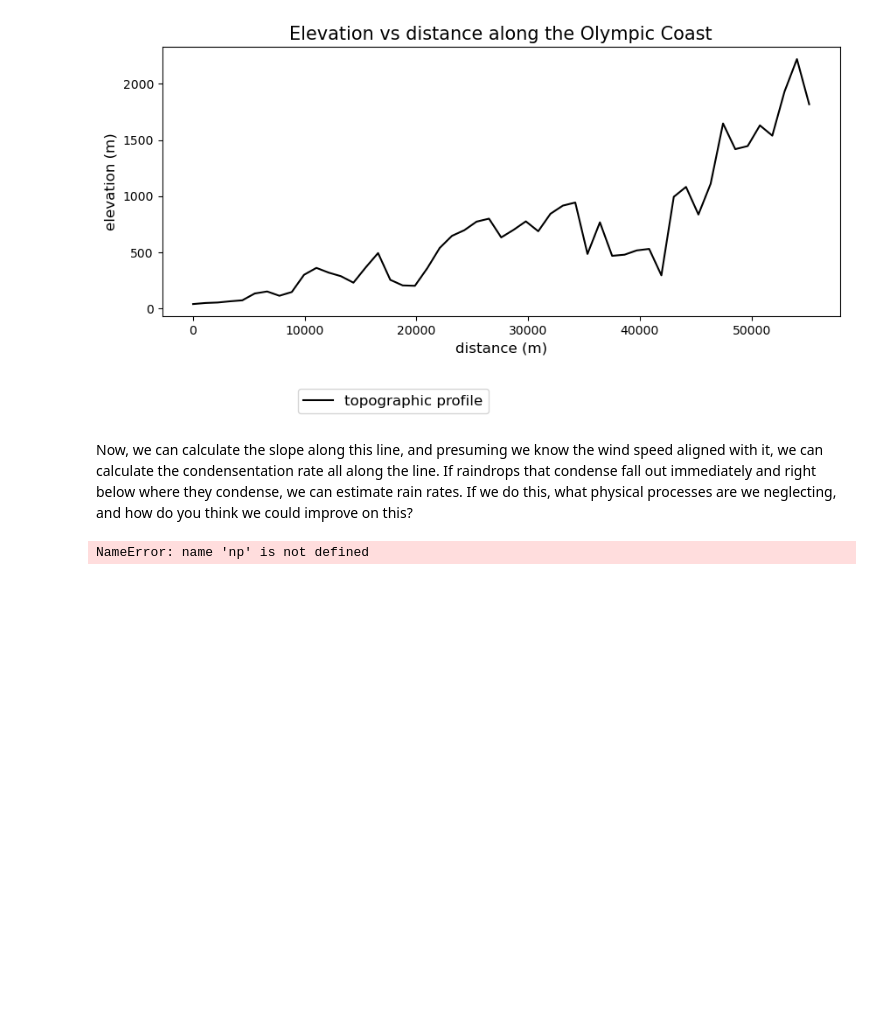
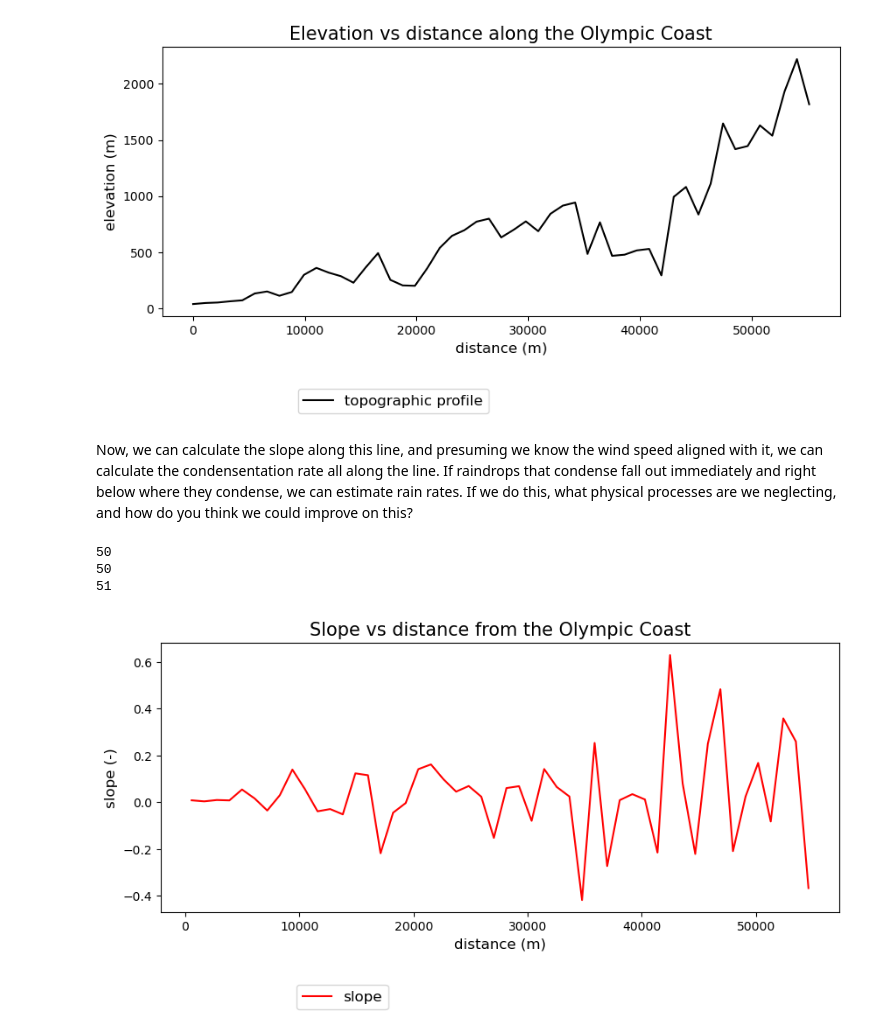
Before and after one commit to Mountain-Hydrology-Research-Group/Fluid_Flows, a Jupyter notebook: modules/lab5/lab5-3.ipynb, the cells around one changed output. Cells and saved outputs as stored; diff of their text form; code cells hidden in the pictures; blank space fills up the shorter version.

```diff
--- a/modules/lab5/lab5-3.ipynb
+++ b/modules/lab5/lab5-3.ipynb
@@ -147,6 +147,21 @@ Now, we can calculate the slope along this line, and presuming we know the wind
 dx = np.diff(distance_m)
 dz = np.diff(elev_m)
 dzdx = dz / dx
+
+# Note that this only gives us one value between every pair of x and z values in the plot above.  For corresponding
+# distance and elevation, let's calculate all the midpoints
+L=len(elev_m)
+
+x_mid = 0.5*(distance_m.values[:-1]+distance_m.values[1:])
+z_mid = 0.5*(elev_m.values[:-1]+elev_m.values[1:])
+
+#x_mid = 0.5*(distance_m[0:L-2]+distance_m[1:L-1])
+#z_mid = 0.5*(elev_m[0:L-2]+elev_m[1:L-1])
+
+# check sizes
+print(len(dzdx))
+print(len(x_mid))
+print(L)
 
 # Now, lets assume some typical values
 ro0 = 1.2 # kg/m^3
@@ -162,4 +177,17 @@ row = 1000 #kg/m^3. density of water
 
 # Now, combine these with the equation above and plot S/row along the line.
 # %% [output]
-NameError: name 'np' is not defined
+50
+50
+51
+# %%
+fig, ax = plt.subplots(figsize=(10,4))
+
+ax.plot(x_mid,dzdx,c='r',label='slope');
+
+ax.set_title('Slope vs distance from the Olympic Coast', fontsize=15)
+ax.set_xlabel('distance (m)', fontsize=12)
+ax.set_ylabel('slope (-)', fontsize=12);
+plt.legend(loc=(0.2,-0.36), fontsize=12);
+# %% [output]
+[figure, added]
```
Also changed, not shown: parts of 10 cells of this notebook, 3 other files.
